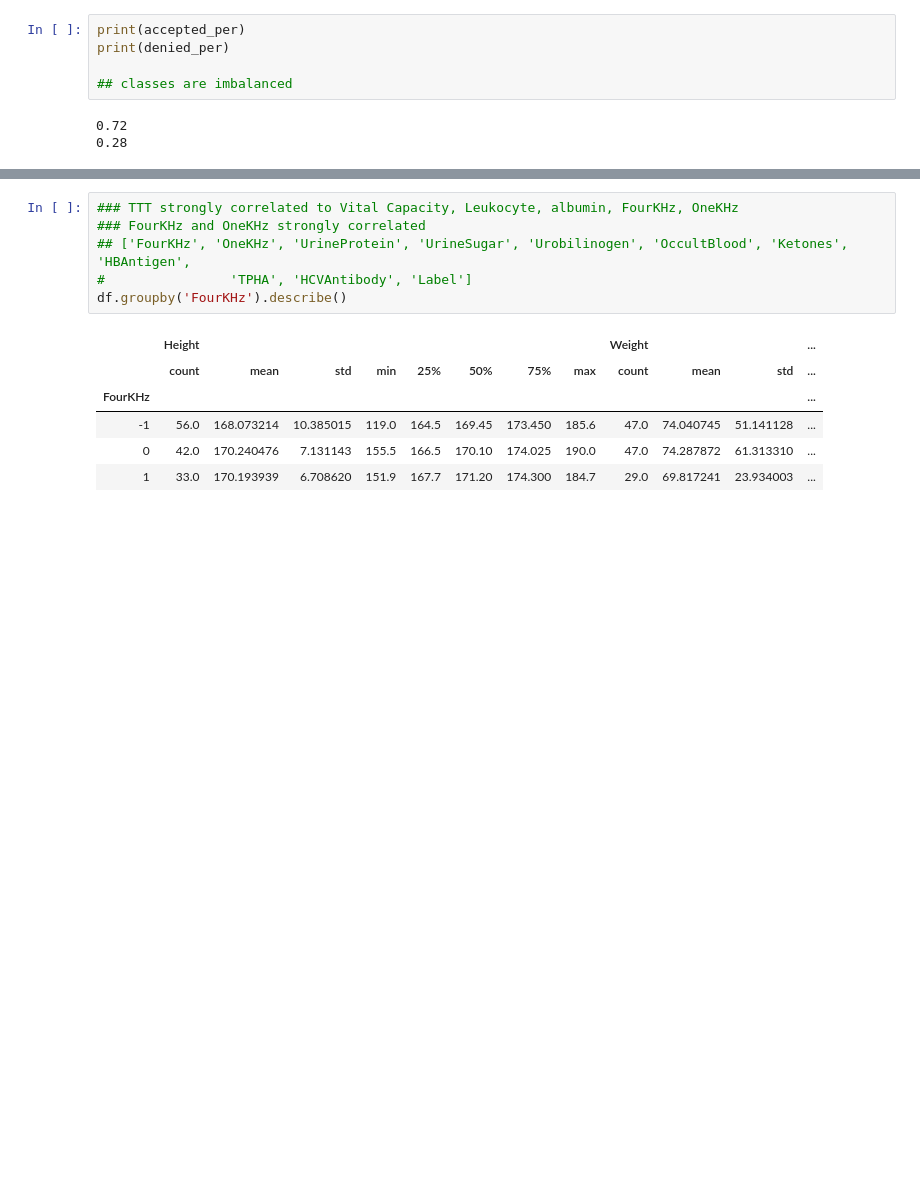
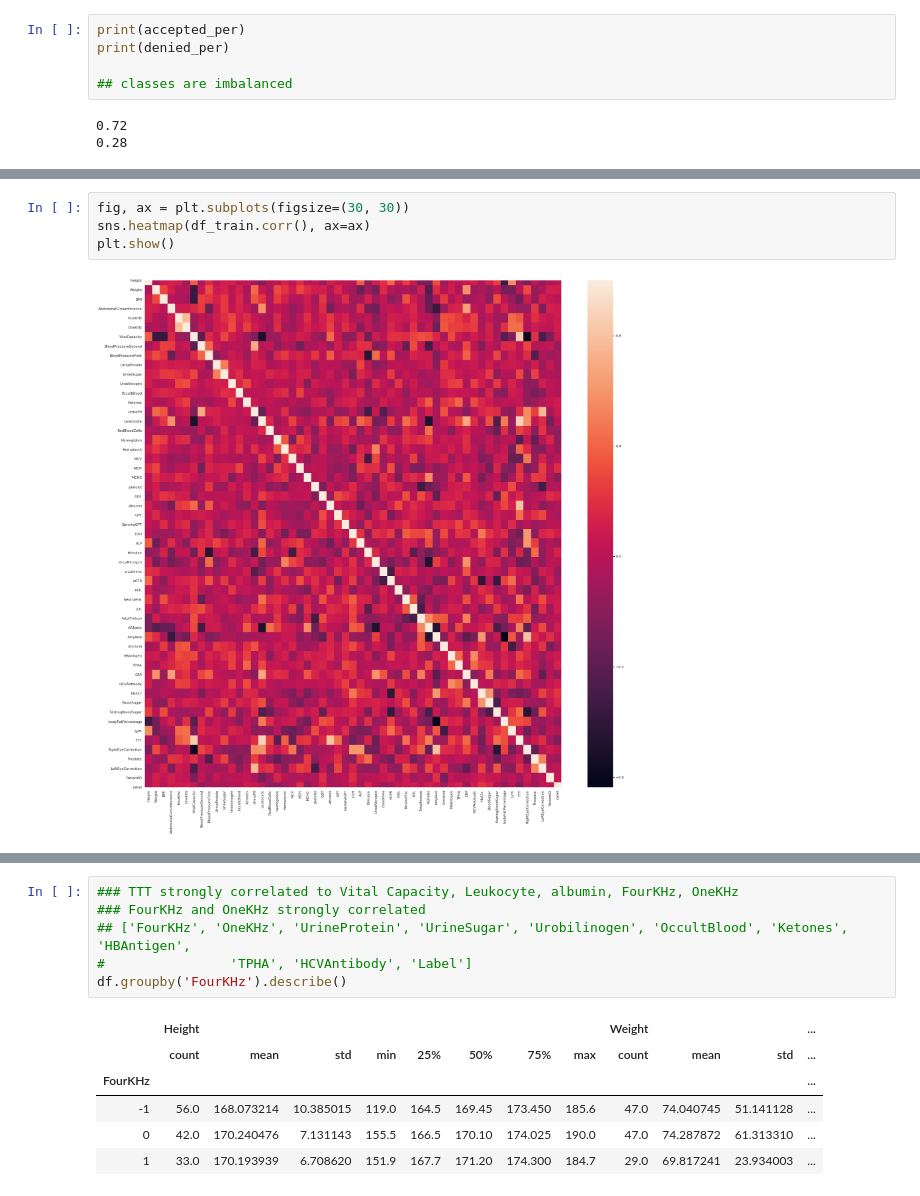
Before and after one commit to chaitalic07/Hands-on-challenge, a Jupyter notebook: ds_test.ipynb, the cells around one changed output, grey strips where cells are left out. Drawn from its saved outputs; the diff is of its cells as text; blank space fills up the shorter version.

```diff
--- a/ds_test.ipynb
+++ b/ds_test.ipynb
@@ -250,0 +240,6 @@ plt.show()
+# %%
+fig, ax = plt.subplots(figsize=(30, 30))
+sns.heatmap(df_train.corr(), ax=ax)
+plt.show()
+# %% [output]
+[figure, added]
```
Also changed, not shown: parts of 38 cells of this notebook.
